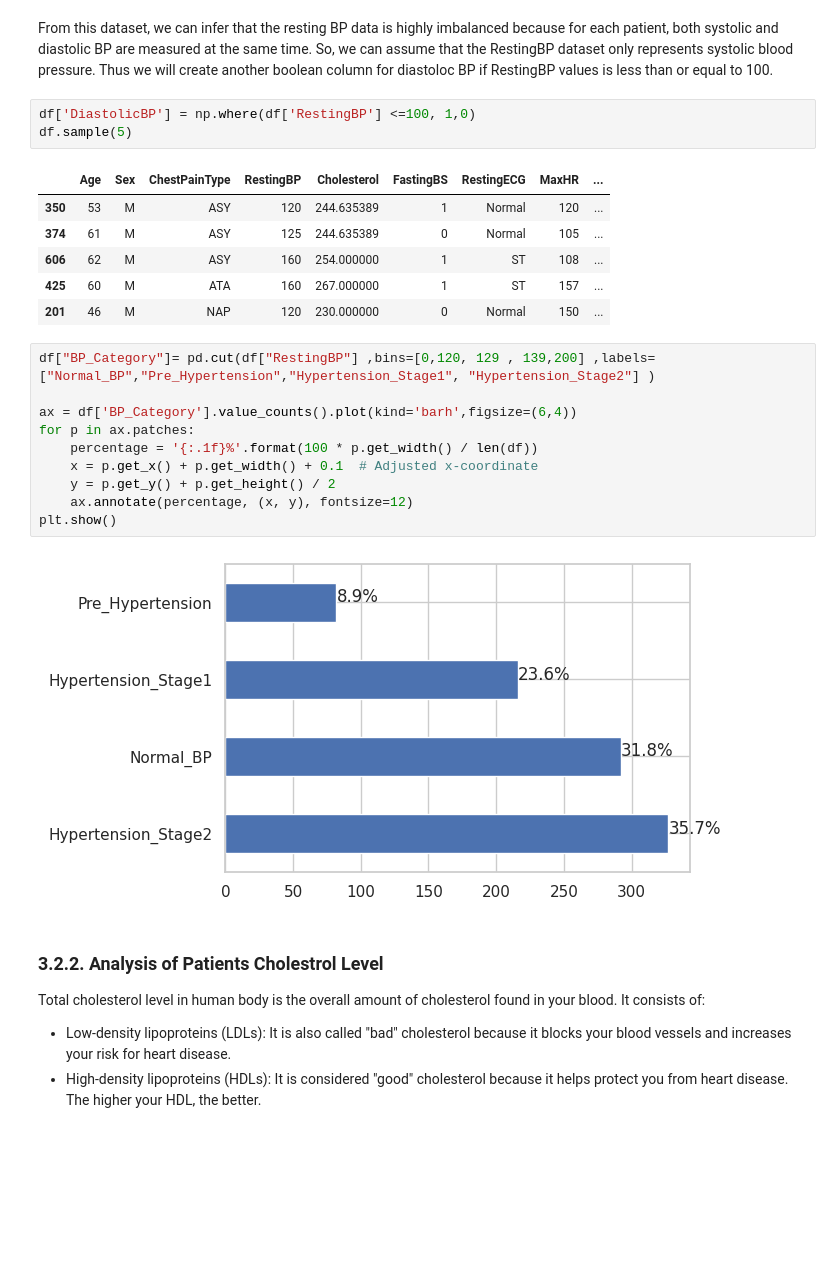
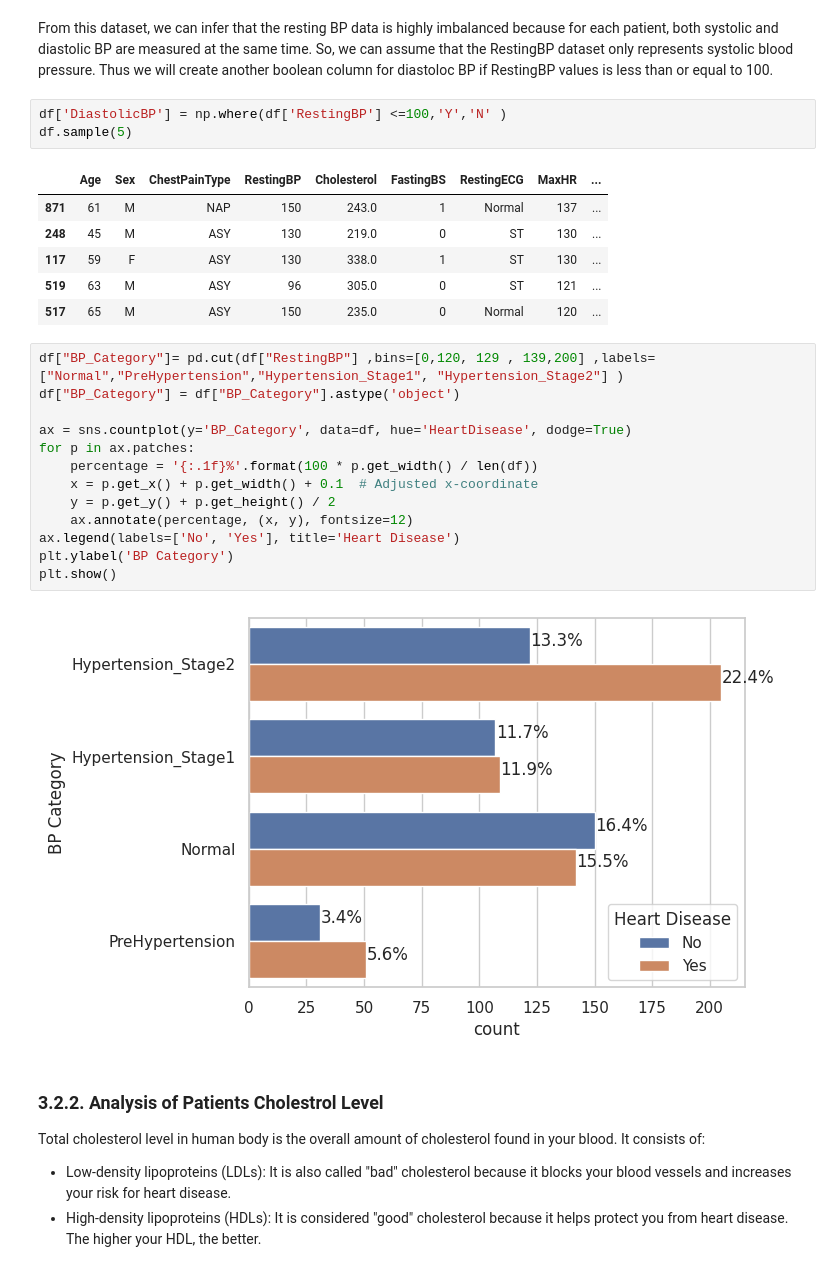
Before and after one commit to jrakhshanda55/Ausaf_ML, a Jupyter notebook: project1.ipynb, the cells around one changed output. Saved outputs shown, nothing was run; the diff lists cells and outputs as text; blank space fills up the shorter version.

```diff
--- a/project1.ipynb
+++ b/project1.ipynb
@@ -269,27 +245,30 @@ Maximum BP reported in dataset is: 200 mm HG
 # %% [markdown]
 From this dataset, we can infer that the resting BP data is highly imbalanced because for each patient, both systolic and diastolic BP are measured at the same time. So, we can assume that the RestingBP dataset only represents systolic blood pressure. Thus we will create another boolean column for diastoloc BP if RestingBP values is less than or equal to 100.
 # %%
-df['DiastolicBP'] = np.where(df['RestingBP'] <=100, 1,0)
+df['DiastolicBP'] = np.where(df['RestingBP'] <=100,'Y','N' )
 df.sample(5)
 # %% [output]
 |  | Age | Sex | ChestPainType | RestingBP | Cholesterol | FastingBS | RestingECG | MaxHR | ... |
-| 350 | 53 | M | ASY | 120 | 244.635389 | 1 | Normal | 120 | ... |
-| 374 | 61 | M | ASY | 125 | 244.635389 | 0 | Normal | 105 | ... |
-| 606 | 62 | M | ASY | 160 | 254.000000 | 1 | ST | 108 | ... |
-| 425 | 60 | M | ATA | 160 | 267.000000 | 1 | ST | 157 | ... |
-| 201 | 46 | M | NAP | 120 | 230.000000 | 0 | Normal | 150 | ... |
+| 871 | 61 | M | NAP | 150 | 243.0 | 1 | Normal | 137 | ... |
+| 248 | 45 | M | ASY | 130 | 219.0 | 0 | ST | 130 | ... |
+| 117 | 59 | F | ASY | 130 | 338.0 | 1 | ST | 130 | ... |
+| 519 | 63 | M | ASY | 96 | 305.0 | 0 | ST | 121 | ... |
+| 517 | 65 | M | ASY | 150 | 235.0 | 0 | Normal | 120 | ... |
 # %%
-df["BP_Category"]= pd.cut(df["RestingBP"] ,bins=[0,120, 129 , 139,200] ,labels=["Normal_BP","Pre_Hypertension","Hypertension_Stage1", "Hypertension_Stage2"] )
+df["BP_Category"]= pd.cut(df["RestingBP"] ,bins=[0,120, 129 , 139,200] ,labels=["Normal","PreHypertension","Hypertension_Stage1", "Hypertension_Stage2"] )
+df["BP_Category"] = df["BP_Category"].astype('object')
 
-ax = df['BP_Category'].value_counts().plot(kind='barh',figsize=(6,4))
+ax = sns.countplot(y='BP_Category', data=df, hue='HeartDisease', dodge=True)
 for p in ax.patches:
     percentage = '{:.1f}%'.format(100 * p.get_width() / len(df))
     x = p.get_x() + p.get_width() + 0.1  # Adjusted x-coordinate
     y = p.get_y() + p.get_height() / 2
     ax.annotate(percentage, (x, y), fontsize=12)
+ax.legend(labels=['No', 'Yes'], title='Heart Disease')
+plt.ylabel('BP Category')
 plt.show()
 # %% [output]
-[figure, old version]
+[figure, new version]
 # %% [markdown]
 ### 3.2.2. Analysis of Patients Cholestrol Level
 Total cholesterol level in human body is the overall amount of cholesterol found in your blood. It consists of:
```
Also changed, not shown: parts of 23 cells of this notebook.
